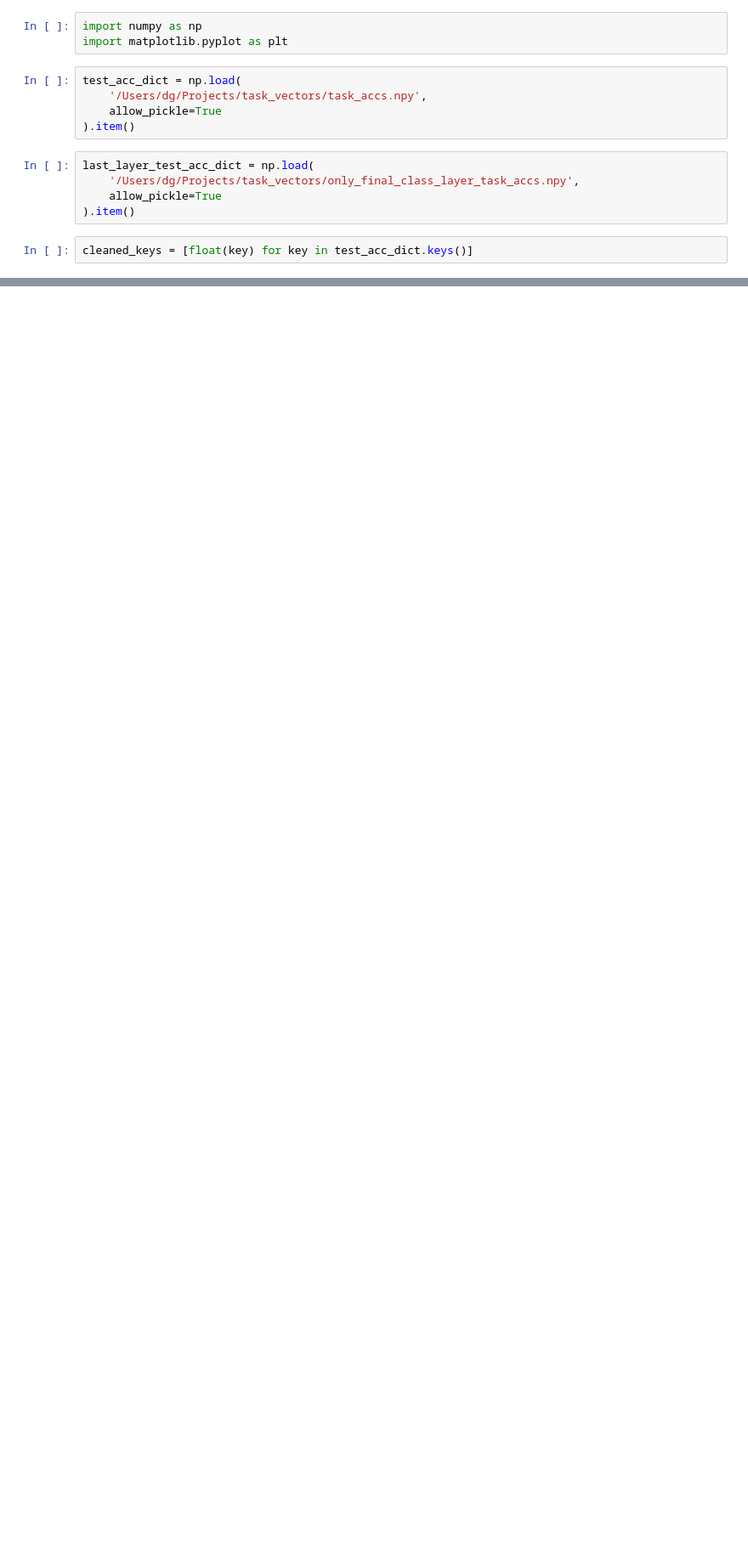
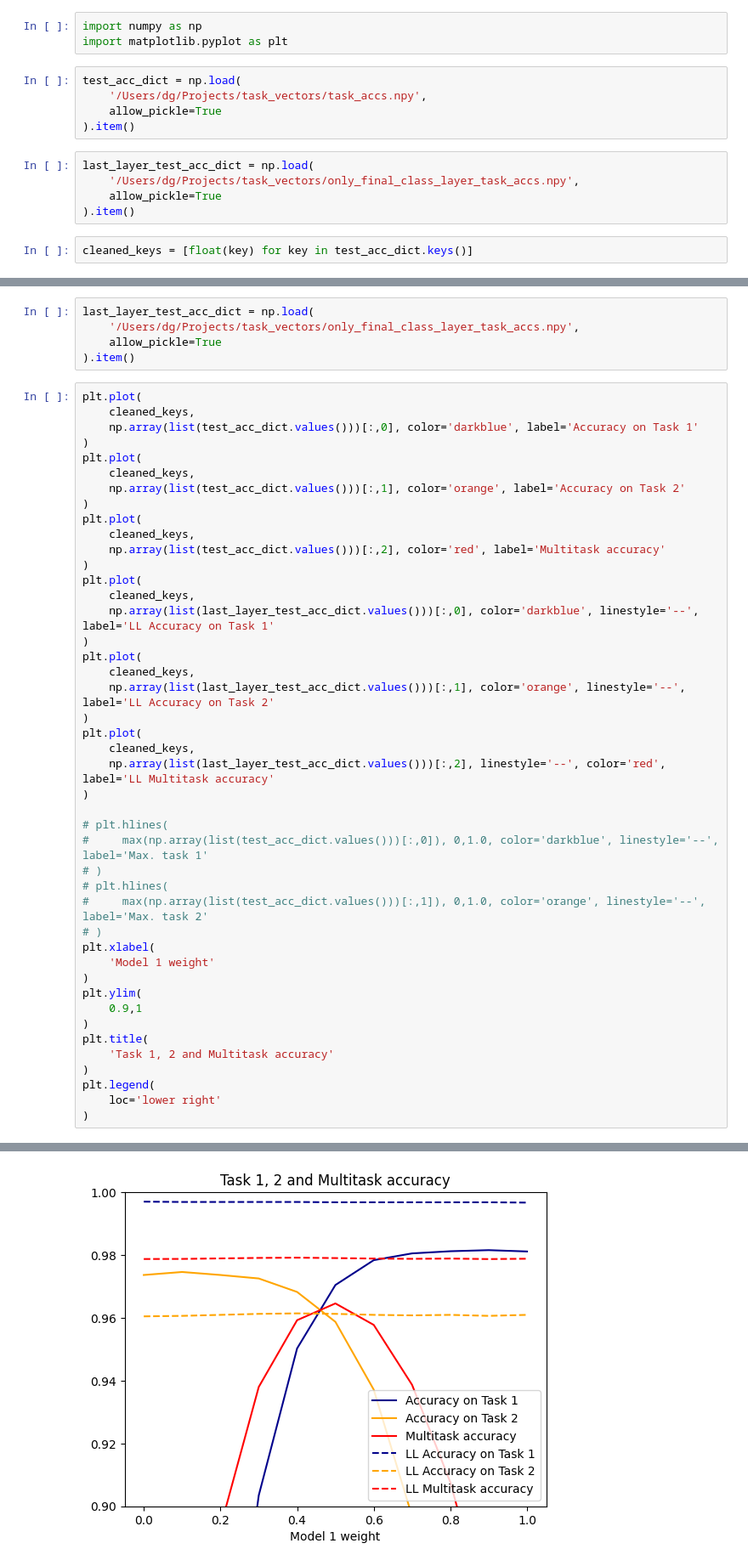
Before and after one commit to dennis-grinwald/task_vectors, a Jupyter notebook: analysis/accs.ipynb, the cells around one changed output, grey strips where cells are left out. Shown: that part at 85% size. Cells and saved outputs as stored; diff of their text form; blank space fills up the shorter version.

```diff
--- a/analysis/accs.ipynb
+++ b/analysis/accs.ipynb
@@ -62,0 +65,50 @@ plt.legend(
+# %%
+last_layer_test_acc_dict = np.load(
+    '/Users/dg/Projects/task_vectors/only_final_class_layer_task_accs.npy',
+    allow_pickle=True
+).item()
+# %%
+plt.plot(
+    cleaned_keys,
+    np.array(list(test_acc_dict.values()))[:,0], color='darkblue', label='Accuracy on Task 1'
+)
+plt.plot(
+    cleaned_keys,
+    np.array(list(test_acc_dict.values()))[:,1], color='orange', label='Accuracy on Task 2'
+)
+plt.plot(
+    cleaned_keys,
+    np.array(list(test_acc_dict.values()))[:,2], color='red', label='Multitask accuracy'
+)
+plt.plot(
+    cleaned_keys,
+    np.array(list(last_layer_test_acc_dict.values()))[:,0], color='darkblue', linestyle='--', label='LL Accuracy on Task 1'
+)
+plt.plot(
+    cleaned_keys,
+    np.array(list(last_layer_test_acc_dict.values()))[:,1], color='orange', linestyle='--', label='LL Accuracy on Task 2'
+)
+plt.plot(
+    cleaned_keys,
+    np.array(list(last_layer_test_acc_dict.values()))[:,2], linestyle='--', color='red', label='LL Multitask accuracy'
+)
+
+# plt.hlines(
+#     max(np.array(list(test_acc_dict.values()))[:,0]), 0,1.0, color='darkblue', linestyle='--', label='Max. task 1'
+# )
+# plt.hlines(
+#     max(np.array(list(test_acc_dict.values()))[:,1]), 0,1.0, color='orange', linestyle='--', label='Max. task 2'
+# )
+plt.xlabel(
+    'Model 1 weight'
+)
+plt.ylim(
+    0.9,1
+)
+plt.title(
+    'Task 1, 2 and Multitask accuracy'
+)
+plt.legend(
+    loc='lower right'
+)
+# %% [output]
@@ -62,0 +116 @@ plt.legend(
+[figure, added]
```
Also changed, not shown: parts of 3 cells of this notebook, 1 other file.
